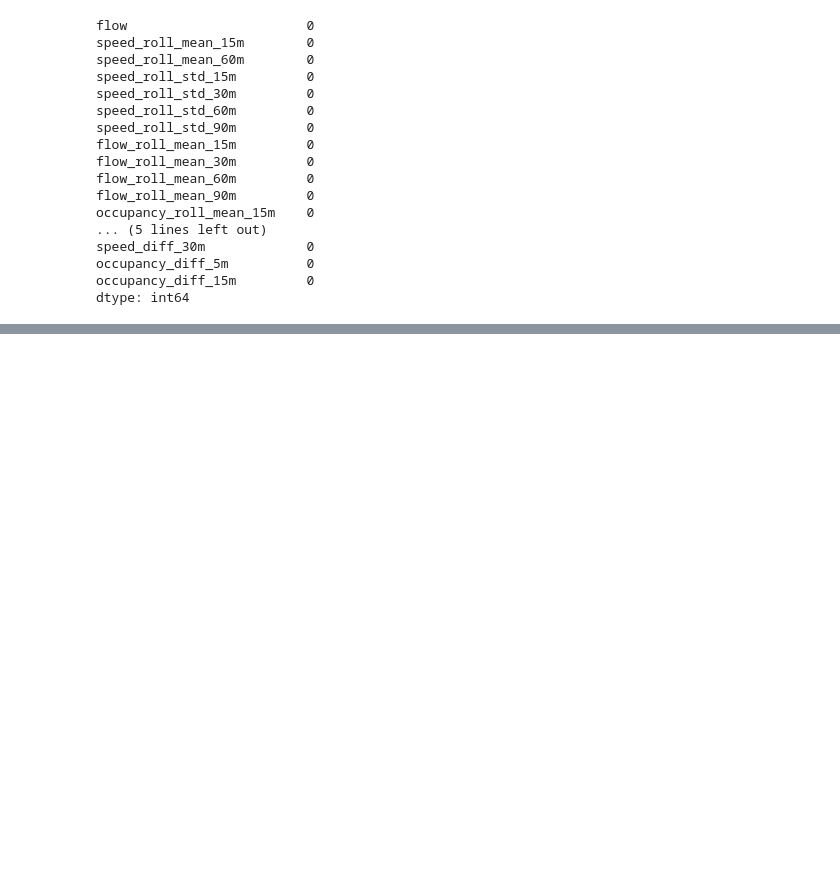
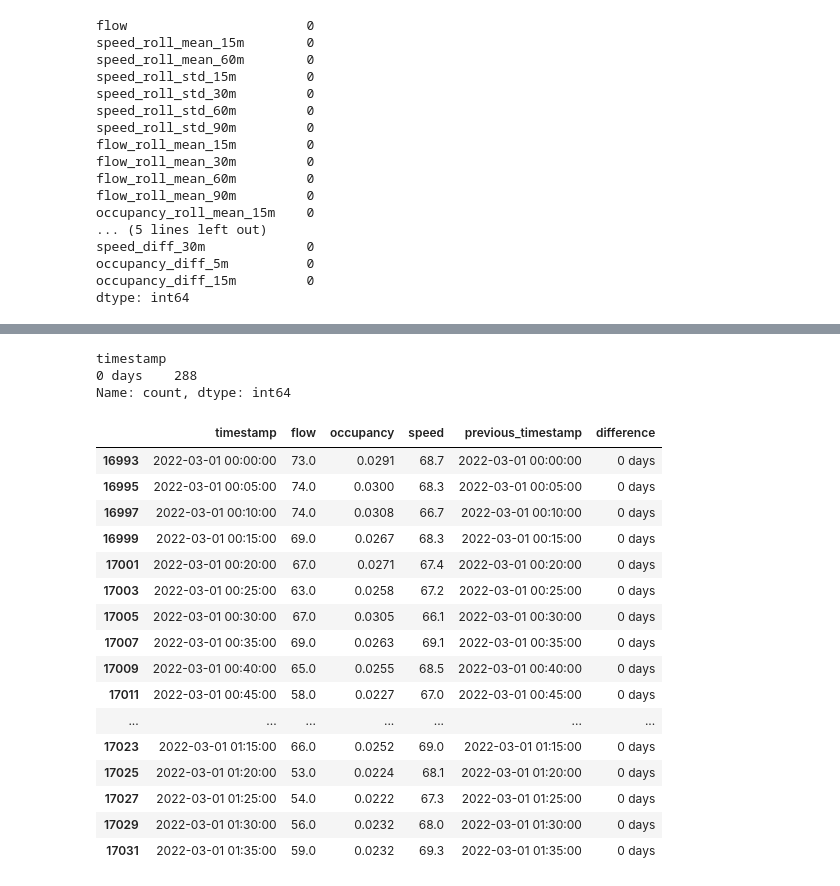
Before and after one commit to manolisfcb/END-TO-END-MLPROJECT, a Jupyter notebook: traffic-prediction-forecasting/analysis/EDA.ipynb, the cells around one changed output, grey strips where cells are left out. Drawn from its saved outputs; the diff is of its cells as text; code cells hidden in the pictures; blank space fills up the shorter version.

```diff
--- a/traffic-prediction-forecasting/analysis/EDA.ipynb
+++ b/traffic-prediction-forecasting/analysis/EDA.ipynb
@@ -937,0 +948,7 @@ dtype: int64
+# %%
+all_year_paths = all_year_paths_2022 + all_year_paths_2023 + all_year_paths_2024
+# %%
+for path in all_year_paths:
+    print(path)
+    year_data = np.load(path, allow_pickle=True, mmap_mode="r")
+    print(year_data.shape)
@@ -937,0 +1008,4 @@ dtype: int64
+# %%
+df_2022 = get_sensor_data(selected_sensor_index, all_year_paths, "2022")
+df_2023 = get_sensor_data(selected_sensor_index, all_year_paths, "2023")
+df_2024 = get_sensor_data(selected_sensor_index, all_year_paths, "2024")
@@ -937,0 +1048,52 @@ dtype: int64
+# %%
+time_diff = df_2022["timestamp"].diff()
+
+bad_diffs = time_diff[
+    time_diff.notna()
+    & (time_diff != pd.Timedelta(minutes=5))
+]
+
+print(bad_diffs.value_counts())
+# %% [output]
+timestamp
+0 days    288
+Name: count, dtype: int64
+# %%
+gap_mask = (
+    time_diff.notna()
+    & (time_diff != pd.Timedelta(minutes=5))
+)
+
+gap_positions = df_2022.loc[
+    gap_mask,
+    ["timestamp", "flow", "occupancy", "speed"]
+].copy()
+
+gap_positions["previous_timestamp"] = (
+    df_2022["timestamp"].shift(1)[gap_mask]
+)
+
+gap_positions["difference"] = (
+    gap_positions["timestamp"]
+    - gap_positions["previous_timestamp"]
+)
+
+gap_positions.head(20)
+# %% [output]
+|  | timestamp | flow | occupancy | speed | previous_timestamp | difference |
+| 16993 | 2022-03-01 00:00:00 | 73.0 | 0.0291 | 68.7 | 2022-03-01 00:00:00 | 0 days |
+| 16995 | 2022-03-01 00:05:00 | 74.0 | 0.0300 | 68.3 | 2022-03-01 00:05:00 | 0 days |
+| 16997 | 2022-03-01 00:10:00 | 74.0 | 0.0308 | 66.7 | 2022-03-01 00:10:00 | 0 days |
+| 16999 | 2022-03-01 00:15:00 | 69.0 | 0.0267 | 68.3 | 2022-03-01 00:15:00 | 0 days |
+| 17001 | 2022-03-01 00:20:00 | 67.0 | 0.0271 | 67.4 | 2022-03-01 00:20:00 | 0 days |
+| 17003 | 2022-03-01 00:25:00 | 63.0 | 0.0258 | 67.2 | 2022-03-01 00:25:00 | 0 days |
+| 17005 | 2022-03-01 00:30:00 | 67.0 | 0.0305 | 66.1 | 2022-03-01 00:30:00 | 0 days |
+| 17007 | 2022-03-01 00:35:00 | 69.0 | 0.0263 | 69.1 | 2022-03-01 00:35:00 | 0 days |
+| 17009 | 2022-03-01 00:40:00 | 65.0 | 0.0255 | 68.5 | 2022-03-01 00:40:00 | 0 days |
+| 17011 | 2022-03-01 00:45:00 | 58.0 | 0.0227 | 67.0 | 2022-03-01 00:45:00 | 0 days |
+| ... | ... | ... | ... | ... | ... | ... |
+| 17023 | 2022-03-01 01:15:00 | 66.0 | 0.0252 | 69.0 | 2022-03-01 01:15:00 | 0 days |
+| 17025 | 2022-03-01 01:20:00 | 53.0 | 0.0224 | 68.1 | 2022-03-01 01:20:00 | 0 days |
+| 17027 | 2022-03-01 01:25:00 | 54.0 | 0.0222 | 67.3 | 2022-03-01 01:25:00 | 0 days |
+| 17029 | 2022-03-01 01:30:00 | 56.0 | 0.0232 | 68.0 | 2022-03-01 01:30:00 | 0 days |
+| 17031 | 2022-03-01 01:35:00 | 59.0 | 0.0232 | 69.3 | 2022-03-01 01:35:00 | 0 days |
```
Also changed, not shown: parts of 30 cells of this notebook, 5 other files.
